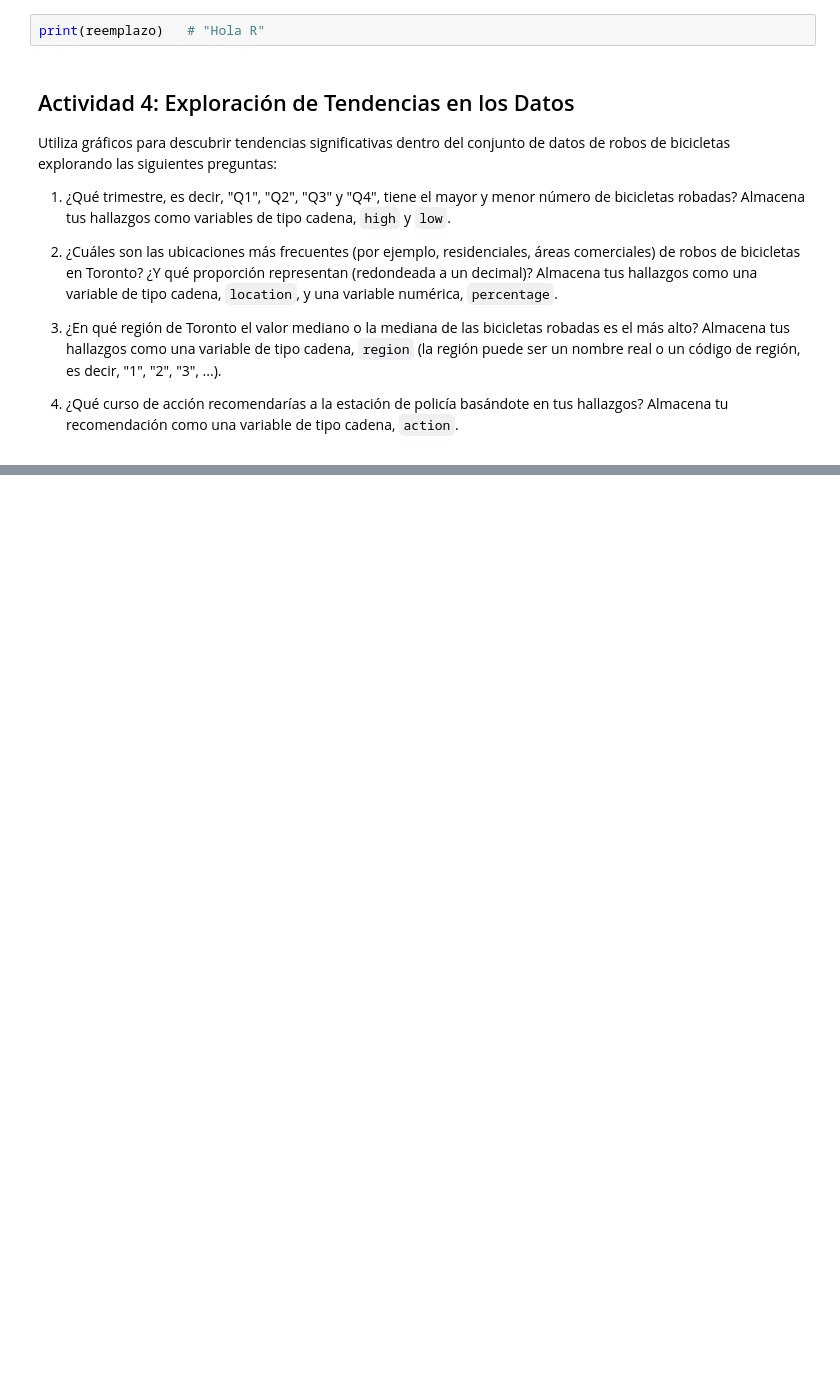
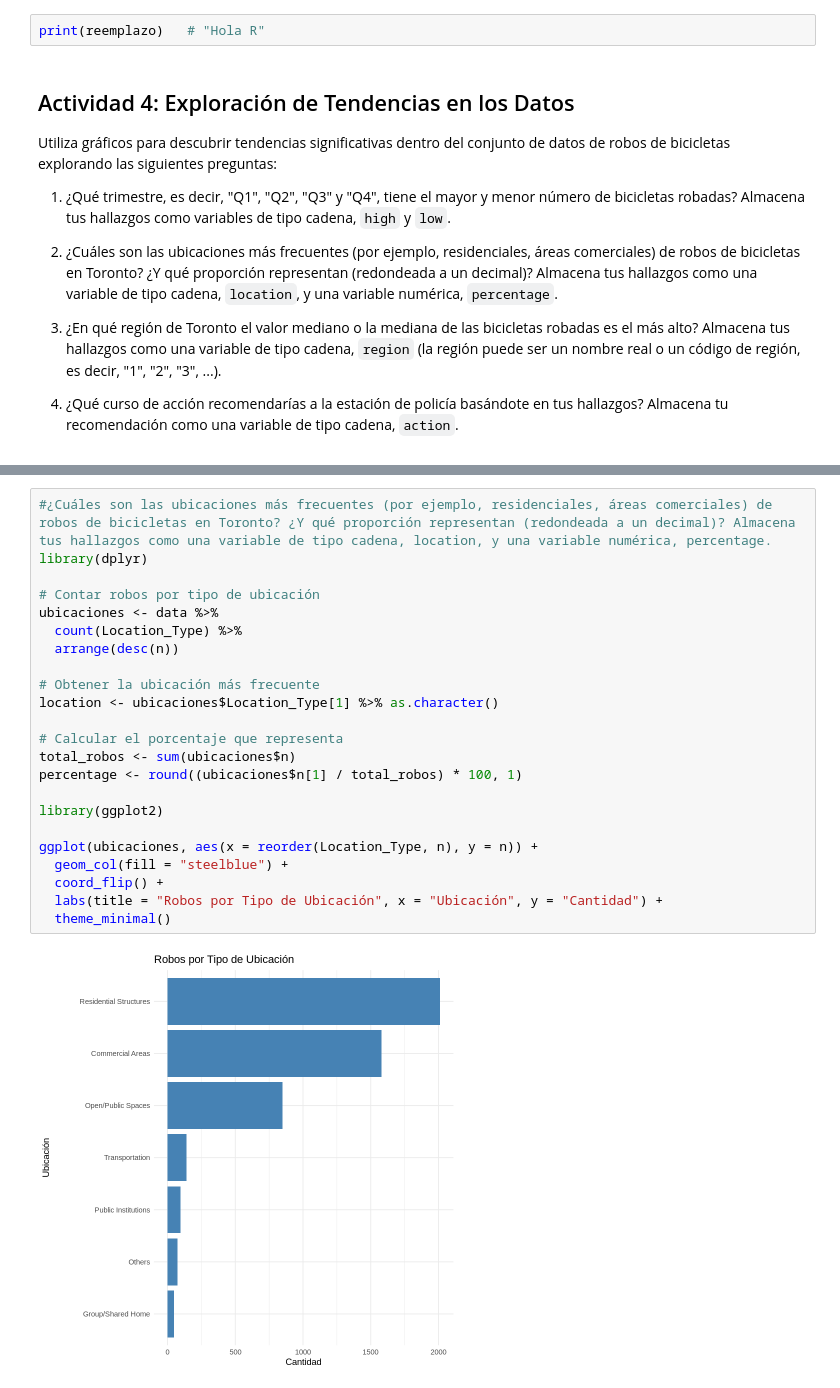
Before and after one commit to Billhernandez/TareaR, a Jupyter notebook: Copia_de_ANALISIS_DE_DATOS_EN_R_II_Bill_Hernandez.ipynb, the cells around one changed output, grey strips where cells are left out. Cells and saved outputs as stored; diff of their text form; blank space fills up the shorter version.

```diff
--- a/Copia_de_ANALISIS_DE_DATOS_EN_R_II_Bill_Hernandez.ipynb
+++ b/Copia_de_ANALISIS_DE_DATOS_EN_R_II_Bill_Hernandez.ipynb
@@ -769,0 +904,25 @@ Utiliza gráficos para descubrir tendencias significativas dentro del conjunto d
+# %%
+#¿Cuáles son las ubicaciones más frecuentes (por ejemplo, residenciales, áreas comerciales) de robos de bicicletas en Toronto? ¿Y qué proporción representan (redondeada a un decimal)? Almacena tus hallazgos como una variable de tipo cadena, location, y una variable numérica, percentage.
+library(dplyr)
+
+# Contar robos por tipo de ubicación
+ubicaciones <- data %>%
+  count(Location_Type) %>%
+  arrange(desc(n))
+
+# Obtener la ubicación más frecuente
+location <- ubicaciones$Location_Type[1] %>% as.character()
+
+# Calcular el porcentaje que representa
+total_robos <- sum(ubicaciones$n)
+percentage <- round((ubicaciones$n[1] / total_robos) * 100, 1)
+
+library(ggplot2)
+
+ggplot(ubicaciones, aes(x = reorder(Location_Type, n), y = n)) +
+  geom_col(fill = "steelblue") +
+  coord_flip() +
+  labs(title = "Robos por Tipo de Ubicación", x = "Ubicación", y = "Cantidad") +
+  theme_minimal()
+# %% [output]
+[figure, added]
```
Also changed, not shown: parts of 9 cells of this notebook.
